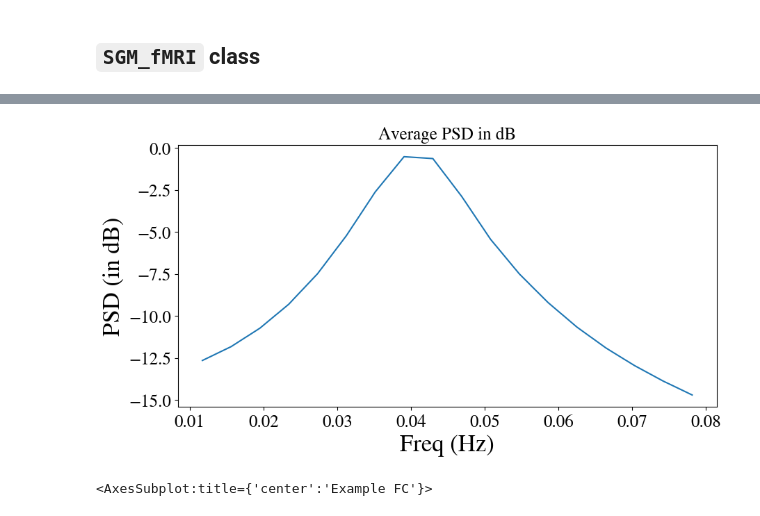
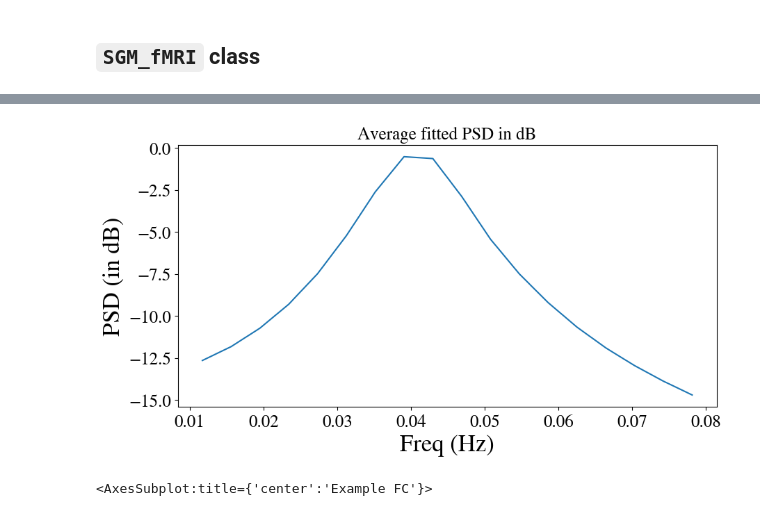
Before and after one commit to JINhuaqing/SBI-SGM-clean, a Jupyter notebook: notebooks/sgmfMRI_tutorial.ipynb, the cells around one changed output, grey strips where cells are left out. Saved outputs shown, nothing was run; the diff lists cells and outputs as text; code cells hidden in the pictures.

```diff
--- a/notebooks/sgmfMRI_tutorial.ipynb
+++ b/notebooks/sgmfMRI_tutorial.ipynb
@@ -53,8 +50,11 @@ fit.add_data(data=data,
 # theta0 (list): initial value of theta
 # maxiter (int): Max iteration for optimization
 # bds: The bounds for the fitting
-fit.fit(theta0=[0.5, 1],
-        maxiter=1000,
-        bds=[[0.1, 10], [0.1, 5]])
+#fit.fit(theta0=[0.5, 1],
+#        maxiter=1000,
+#        bds=[[0.1, 10], [0.1, 5]])
+fit.fit()
 fit.fit_res
+
+# add some metric between model PSD/FC and emp PSD/FC
 # %% [output]
@@ -70,18 +70,18 @@ fit.fit_res
 # %%
 # Get the modelled PSD from SGM
 # the output is in abs maginitude (20log10(PSD) to dB)
 # theta: the SGM parameters.
 # if it is none, use the fitted value
 psd = fit.forward_FX(theta=None);
 #psd = fit.forward_FX(theta=[0.1, 2]);
 
 psd_dB = 20 * np.log10(psd)
-plt.title("Average PSD in dB")
+plt.title("Average fitted PSD in dB")
 plt.plot(fit.fvec, psd_dB.mean(axis=1))
 plt.xlabel("Freq (Hz)")
 plt.ylabel("PSD (in dB)");
 # %% [output]
-[figure, old version]
+[figure, new version]
 # %%
 # Get the modelled FC from SGM
 # theta: the SGM parameters.
```
Also changed, not shown: parts of 2 cells of this notebook, 3 other files.
